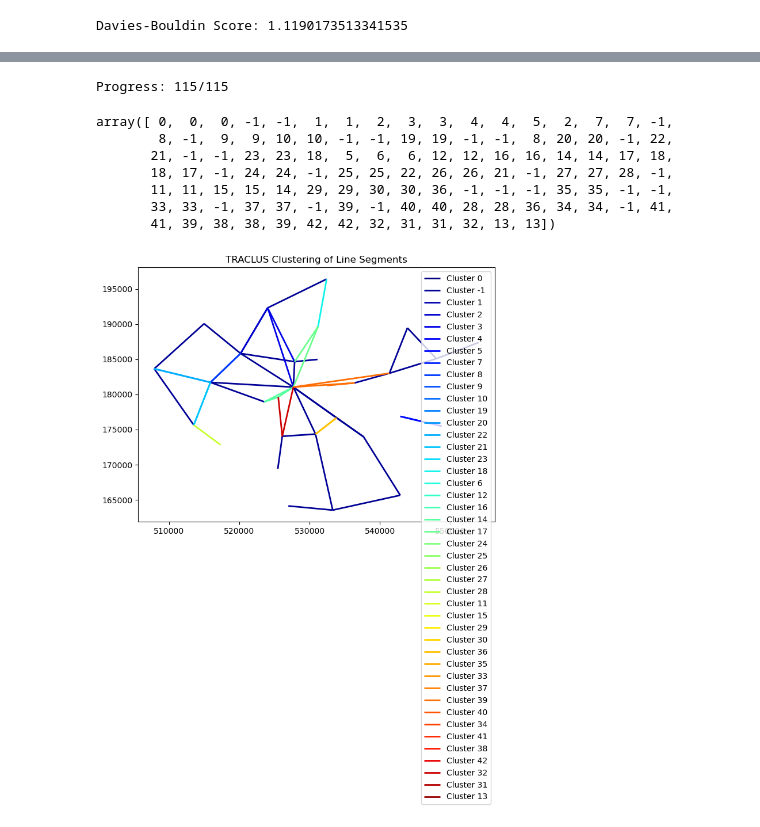
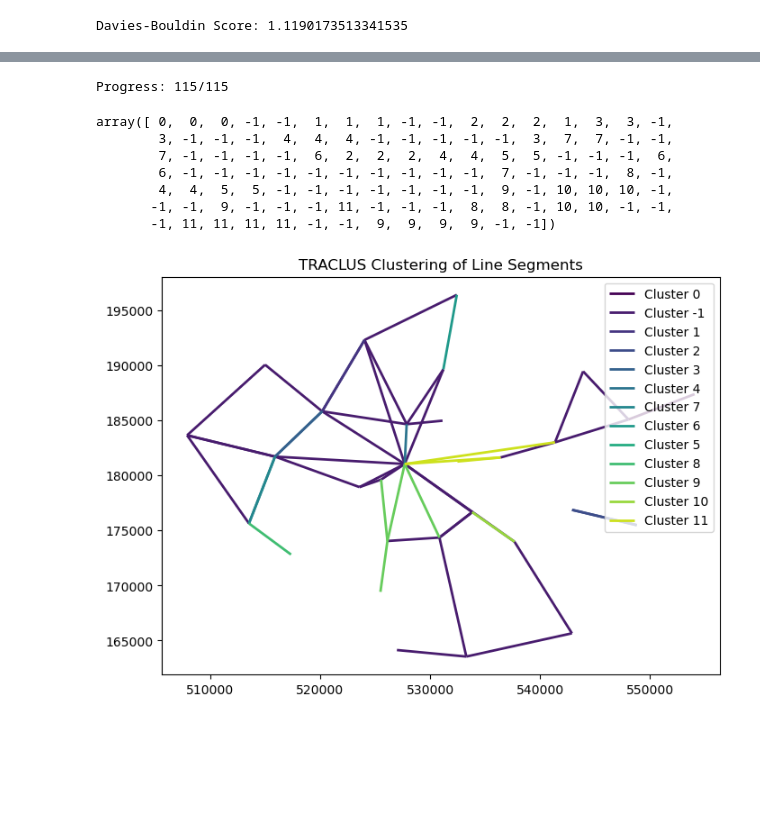
Before and after one commit to XianchenWang0421/CASA0007_Written_Investigation, a Jupyter notebook: code/data_read.ipynb, the cells around one changed output, grey strips where cells are left out. Cells and saved outputs as stored; diff of their text form; code cells hidden in the pictures; blank space fills up the shorter version.

```diff
--- a/code/data_read.ipynb
+++ b/code/data_read.ipynb
@@ -611,7 +776,7 @@ labels = clustering.labels_
 filtered_df['Agglomerative_cluster'] = labels
 
 # 为每个簇分配唯一颜色
-cluster_colors = {label: plt.cm.jet(i / len(filtered_df['Agglomerative_cluster'].unique())) for i, label in enumerate(filtered_df['Agglomerative_cluster'].unique())}
+cluster_colors = {label: plt.cm.viridis(i / len(filtered_df['Agglomerative_cluster'].unique())) for i, label in enumerate(filtered_df['Agglomerative_cluster'].unique())}
 
 # 可视化聚类结果
 fig, ax = plt.subplots(figsize=(8, 6))
@@ -667,7 +832,7 @@ gmm = GaussianMixture(n_components=4, random_state=42)
 filtered_df['GMM_cluster'] = gmm.fit_predict(features)
 
 # 为每个簇分配唯一颜色
-cluster_colors = {label: plt.cm.jet(i / len(filtered_df['GMM_cluster'].unique())) for i, label in enumerate(filtered_df['GMM_cluster'].unique())}
+cluster_colors = {label: plt.cm.viridis(i / len(filtered_df['GMM_cluster'].unique())) for i, label in enumerate(filtered_df['GMM_cluster'].unique())}
 
 # 可视化聚类结果
 fig, ax = plt.subplots(figsize=(8, 6))
@@ -721,7 +886,7 @@ spectral = SpectralClustering(n_clusters=4, affinity='nearest_neighbors', random
 filtered_df['SpectralClustering_cluster'] = spectral.fit_predict(features)
 
 # 为每个簇分配唯一颜色
-cluster_colors = {label: plt.cm.jet(i / len(filtered_df['SpectralClustering_cluster'].unique())) for i, label in enumerate(filtered_df['SpectralClustering_cluster'].unique())}
+cluster_colors = {label: plt.cm.viridis(i / len(filtered_df['SpectralClustering_cluster'].unique())) for i, label in enumerate(filtered_df['SpectralClustering_cluster'].unique())}
 
 # 可视化聚类结果
 fig, ax = plt.subplots(figsize=(8, 6))
@@ -789,41 +963,41 @@ from traclus import traclus as tr
 
 trajectories = result_list
 
-partitions, segments, dist_matrix, clusters, cluster_assignments, representative_trajectories = tr.traclus(trajectories, d_weights = [1, 1, 1], max_eps=5, min_samples=2, directional=False)
+partitions, segments, dist_matrix, clusters, cluster_assignments, representative_trajectories = tr.traclus(trajectories, d_weights = [1, 1, 1], max_eps=5, min_samples=3, directional=False)
 
 cluster_assignments
 # %% [output]
 Progress: 115/115
-array([ 0,  0,  0, -1, -1,  1,  1,  2,  3,  3,  4,  4,  5,  2,  7,  7, -1,
-        8, -1,  9,  9, 10, 10, -1, -1, 19, 19, -1, -1,  8, 20, 20, -1, 22,
-       21, -1, -1, 23, 23, 18,  5,  6,  6, 12, 12, 16, 16, 14, 14, 17, 18,
-       18, 17, -1, 24, 24, -1, 25, 25, 22, 26, 26, 21, -1, 27, 27, 28, -1,
-       11, 11, 15, 15, 14, 29, 29, 30, 30, 36, -1, -1, -1, 35, 35, -1, -1,
-       33, 33, -1, 37, 37, -1, 39, -1, 40, 40, 28, 28, 36, 34, 34, -1, 41,
-       41, 39, 38, 38, 39, 42, 42, 32, 31, 31, 32, 13, 13])
+array([ 0,  0,  0, -1, -1,  1,  1,  1, -1, -1,  2,  2,  2,  1,  3,  3, -1,
+        3, -1, -1, -1,  4,  4,  4, -1, -1, -1, -1, -1,  3,  7,  7, -1, -1,
+        7, -1, -1, -1, -1,  6,  2,  2,  2,  4,  4,  5,  5, -1, -1, -1,  6,
+        6, -1, -1, -1, -1, -1, -1, -1, -1, -1, -1,  7, -1, -1, -1,  8, -1,
+        4,  4,  5,  5, -1, -1, -1, -1, -1, -1, -1,  9, -1, 10, 10, 10, -1,
+       -1, -1,  9, -1, -1, -1, 11, -1, -1, -1,  8,  8, -1, 10, 10, -1, -1,
+       -1, 11, 11, 11, 11, -1, -1,  9,  9,  9,  9, -1, -1])
 # %%
 cluster_series = pd.Series(cluster_assignments, name='TRACLUS_cluster')
 filtered_df_test = pd.concat([filtered_df, cluster_series], axis=1)
 
 # 为每个簇分配唯一颜色
-cluster_colors = {label: plt.cm.jet(i / len(filtered_df_test['TRACLUS_cluster'].unique())) for i, label in enumerate(filtered_df_test['TRACLUS_cluster'].unique())}
+cluster_colors = {label: plt.cm.viridis(i / len(filtered_df_test['TRACLUS_cluster'].unique())) for i, label in enumerate(filtered_df_test['TRACLUS_cluster'].unique())}
 
 # 可视化聚类结果
 fig, ax = plt.subplots(figsize=(8, 6))
 
 # 根据簇标签绘制不同颜色的线条
 for label in filtered_df_test['TRACLUS_cluster'].unique():
     subset = filtered_df_test[filtered_df_test['TRACLUS_cluster'] == label]
     color = cluster_colors[label]
     subset.plot(ax=ax, color=color, linewidth=2, label=f'Cluster {label}')
 
 # 添加图例
 ax.legend()
 
 plt.title('TRACLUS Clustering of Line Segments')
 plt.show()
 # %% [output]
-[figure, old version]
+[figure, new version]
 # %%
 from sklearn.metrics import silhouette_score
 
```
Also changed, not shown: parts of 82 cells of this notebook, 4 other files.
